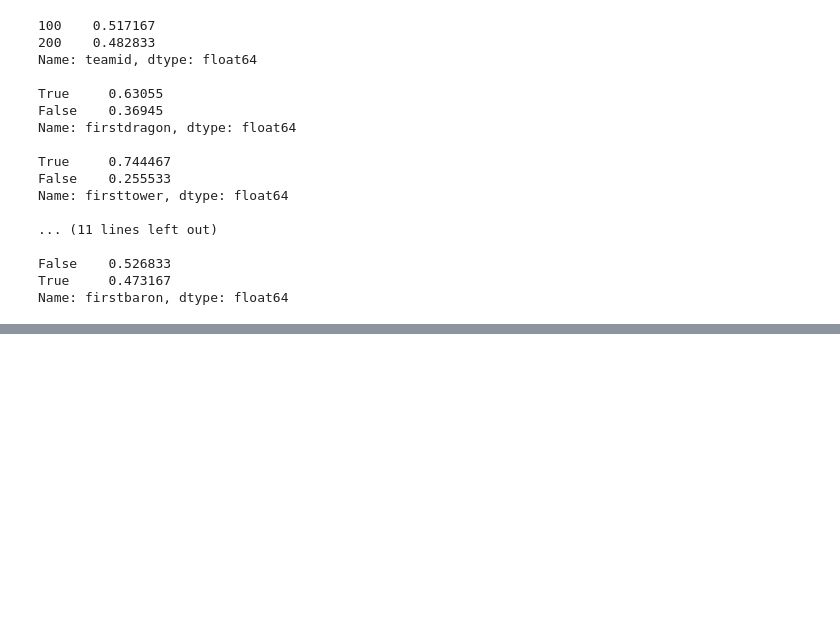
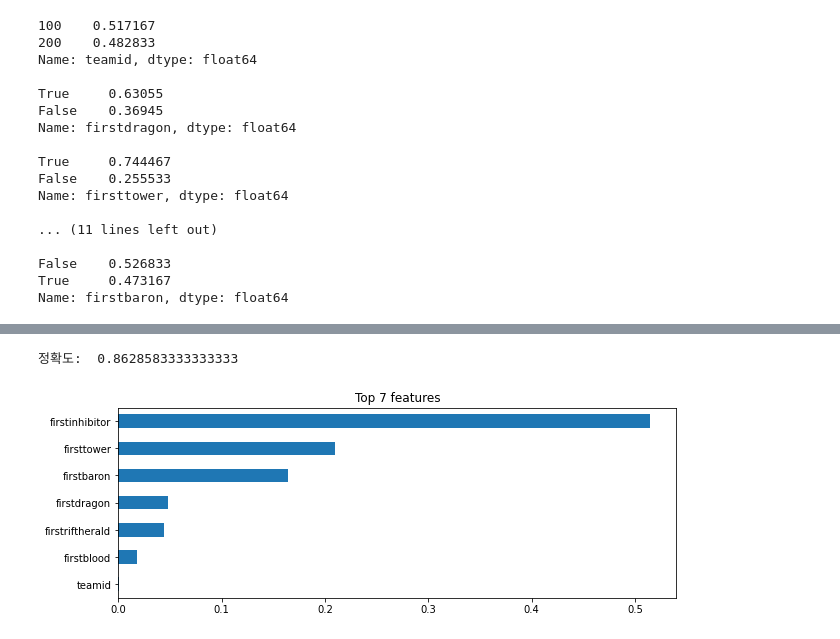
Before and after one commit to zookeeper464/op.gg, a Jupyter notebook: lol_data_analysis.ipynb, the cells around one changed output, grey strips where cells are left out. Drawn from its saved outputs; the diff is of its cells as text; code cells hidden in the pictures; blank space fills up the shorter version.

```diff
--- a/lol_data_analysis.ipynb
+++ b/lol_data_analysis.ipynb
@@ -509,0 +631,8 @@ dtype: float64
+# %%
+target2 = 'win'
+y_train2 = Team[target]
+X_train2 = Team.drop([target,'gameid','inhibitorkills', 'inhibitorkilled','towerkills', 'dragonkills',
+       'riftheraldkills', 'baronkills'],axis=1)
+# %%
+model2 = RandomForestClassifier(n_estimators=100, random_state=42)
+model2.fit(X_train2,y_train2)
@@ -509,0 +648,14 @@ dtype: float64
+# %%
+y_pred2 = model2.predict(X_train2)
+print('정확도: ', accuracy_score(y_train2, y_pred2))
+# %% [output]
+정확도:  0.8628583333333333
+# %%
+importances2 = pd.Series(model2.feature_importances_, X_train2.columns)
+# %%
+n = 7
+plt.figure(figsize=(10,n/2))
+plt.title(f'Top {n} features')
+importances2.sort_values()[-n:].plot.barh();
+# %% [output]
+[figure, added]
```
Also changed, not shown: parts of 21 cells of this notebook.
